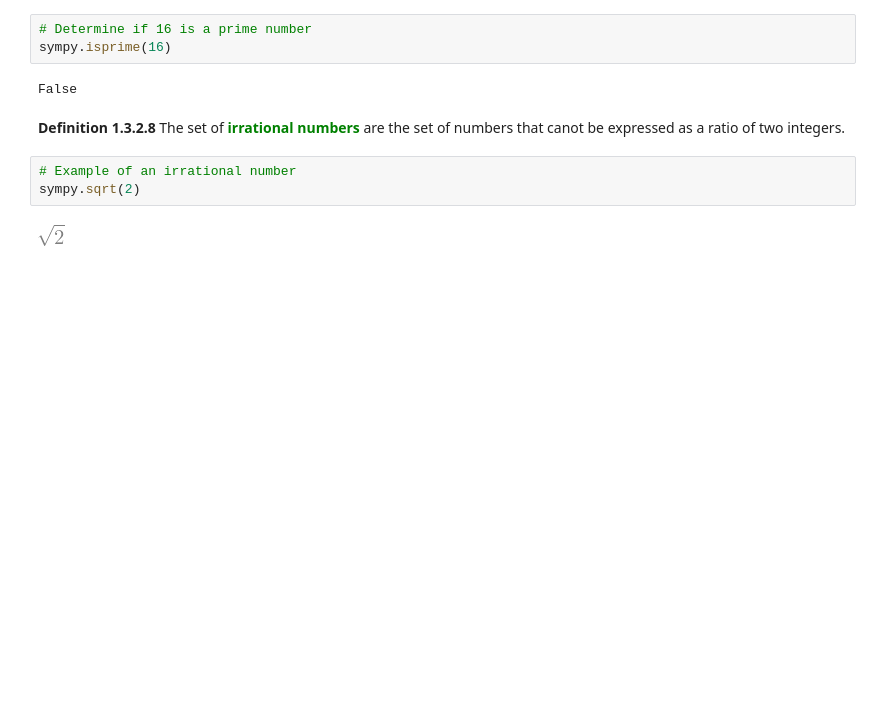
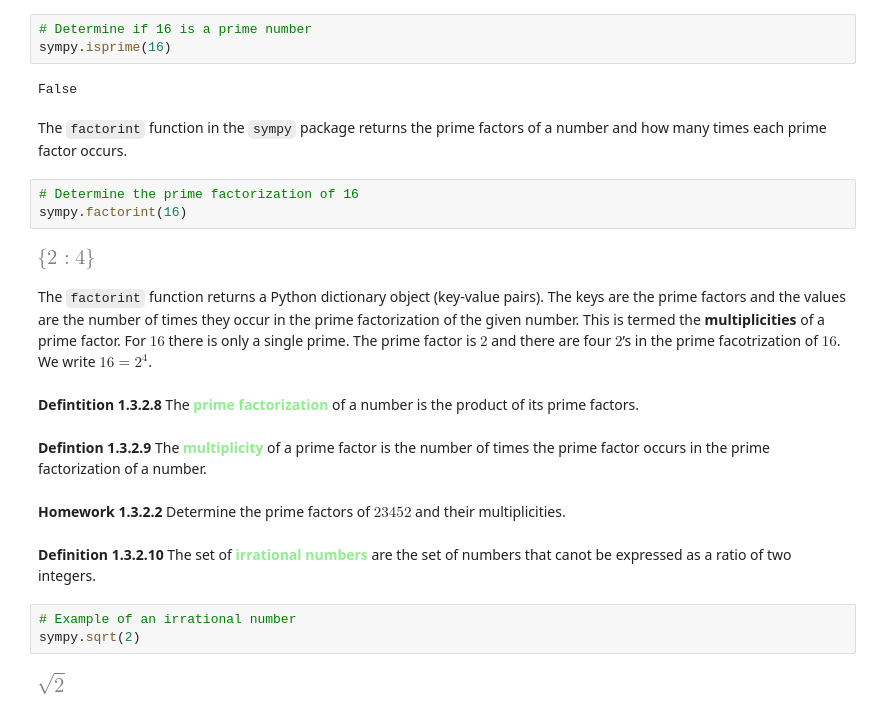
Before and after one commit to juanklopper/AlgebraPublicHealthBiioscience, a Jupyter notebook: Lecture01BasicMathematicsUsingPython.ipynb, the cells around one changed output. Cells and saved outputs as stored; diff of their text form; blank space fills up the shorter version.

```diff
--- a/Lecture01BasicMathematicsUsingPython.ipynb
+++ b/Lecture01BasicMathematicsUsingPython.ipynb
@@ -311,8 +311,23 @@ The number $16$ is a composite number as it is divisible by $2$ and $8$ and $4$,
 sympy.isprime(16)
 # %% [output]
 False
+# %% [markdown]
+The `factorint` function in the `sympy` package returns the prime factors of a number and how many times each prime factor occurs.
+# %%
+# Determine the prime factorization of 16
+sympy.factorint(16)
+# %% [output]
+[figure, added]
+# %% [markdown]
+The `factorint` function returns a Python dictionary object (key-value pairs). The keys are the prime factors and the values are the number of times they occur in the prime factorization of the given number. This is termed the __multiplicities__ of a prime factor. For $16$ there is only a single prime. The prime factor is $2$ and there are four $2$’s in the prime facotrization of $16$. We write $16=2^{4}$.
+# %% [markdown]
+__Defintition 1.3.2.8__ The <span style="color:lightgreen">__prime factorization__</span> of a number is the product of its prime factors.
+# %% [markdown]
+__Defintion 1.3.2.9__ The <span style="color:lightgreen">__multiplicity__</span> of a prime factor is the number of times the prime factor occurs in the prime factorization of a number.
+# %% [markdown]
+__Homework 1.3.2.2__ Determine the prime factors of $23452$ and their multiplicities.
 # %% [markdown]
-__Definition 1.3.2.8__ The set of <span style="color:green">__irrational numbers__</span> are the set of numbers that canot be expressed as a ratio of two integers.
+__Definition 1.3.2.10__ The set of <span style="color:lightgreen">__irrational numbers__</span> are the set of numbers that canot be expressed as a ratio of two integers.
 # %%
 # Example of an irrational number
 sympy.sqrt(2)
```
Also changed, not shown: parts of 126 cells of this notebook, 9 other files.
